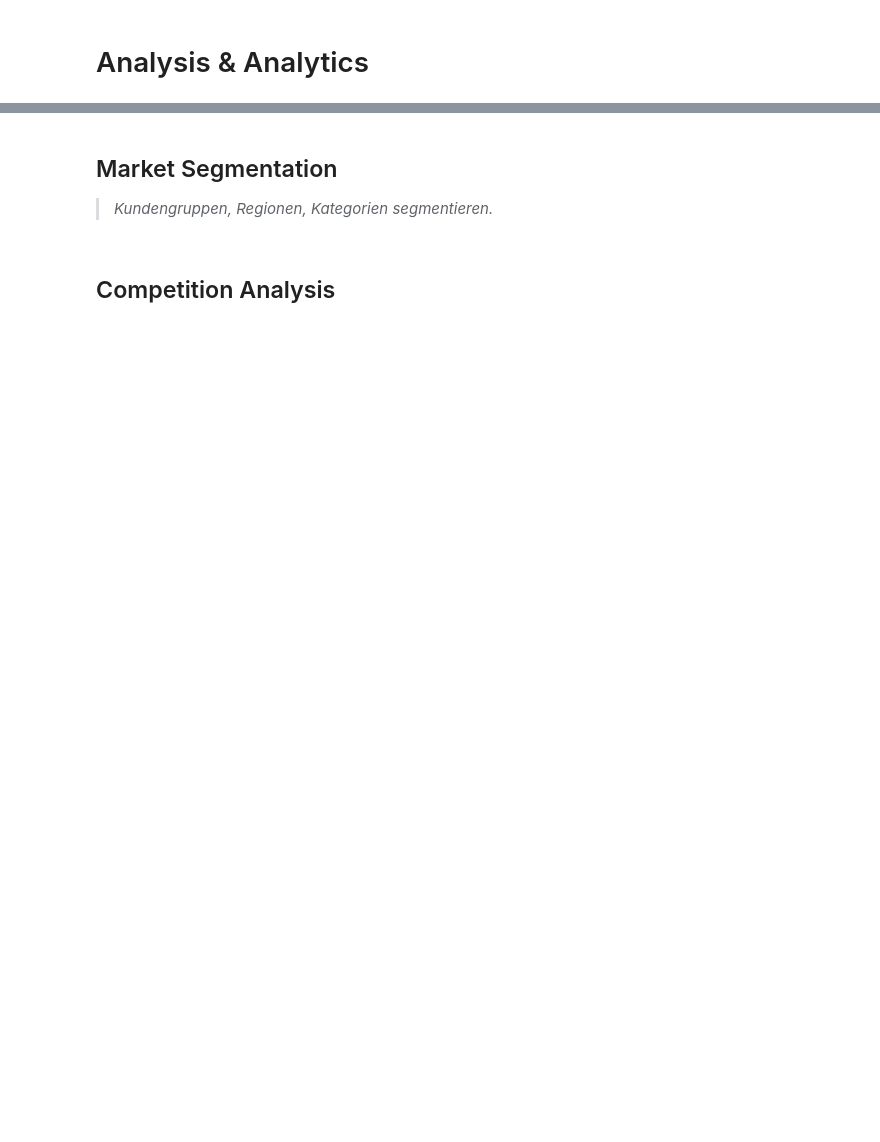
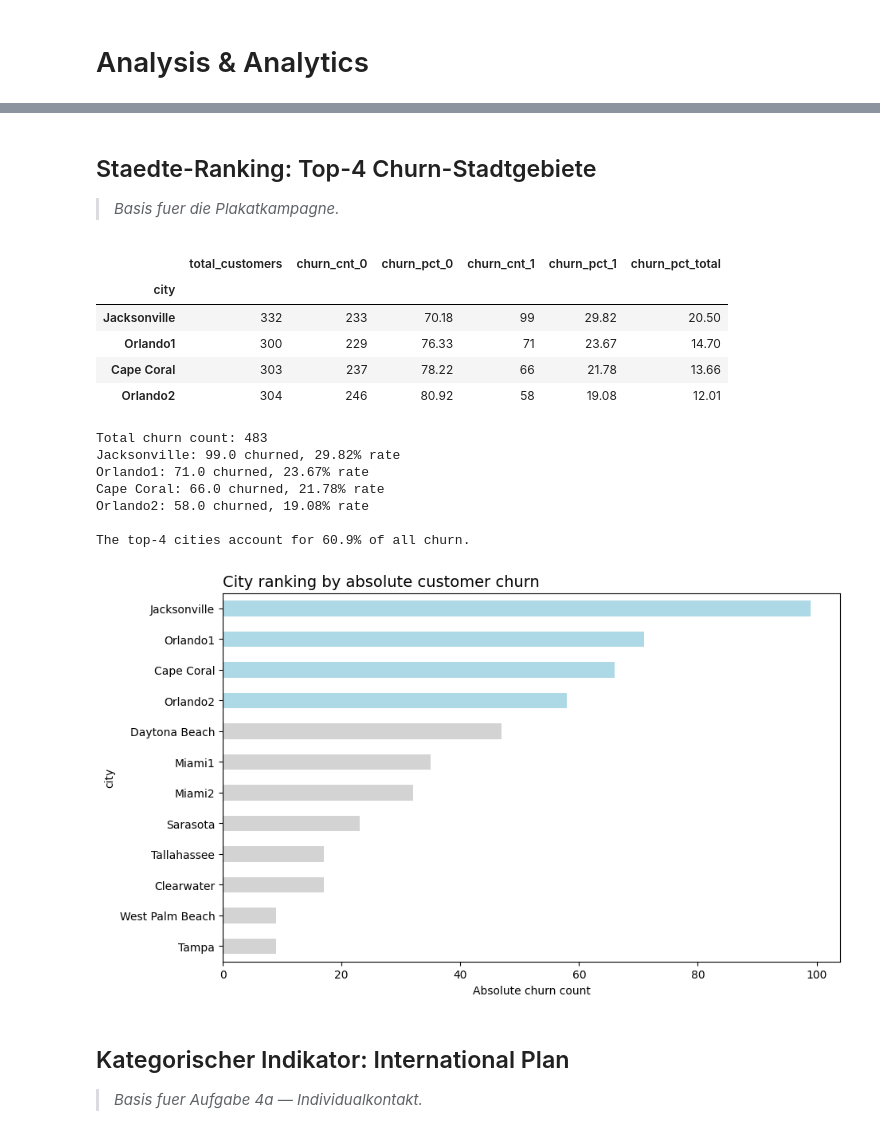
Before and after one commit to kaywiegand/telefonica-churn, a Jupyter notebook: notebooks/03_analysis.ipynb, the cells around one changed output, grey strips where cells are left out. Cells and saved outputs as stored; diff of their text form; code cells hidden in the pictures; blank space fills up the shorter version.

```diff
--- a/notebooks/03_analysis.ipynb
+++ b/notebooks/03_analysis.ipynb
@@ -9,7 +14,9 @@ import pandas as pd
 import numpy as np
 import matplotlib.pyplot as plt
 import seaborn as sns
+import statsmodels.formula.api as smf
 from pathlib import Path
 
 DATA_PROCESSED = Path('../data/processed')
-df_clean = pd.read_csv(DATA_PROCESSED / 'cleaned.csv')
+df_clean = pd.read_csv(DATA_PROCESSED / 'telco_churn_clean.csv')
+df_clean.head()
@@ -16,9 +30,53 @@ df_clean = pd.read_csv(DATA_PROCESSED / 'cleaned.csv')
 # %% [markdown]
-## Market Segmentation
+## Staedte-Ranking: Top-4 Churn-Stadtgebiete
 
-> _Kundengruppen, Regionen, Kategorien segmentieren._
+> _Basis fuer die Plakatkampagne._
 # %%
-# Platzhalter: Clustering, Pivot-Tabellen
+churn_city_counts = pd.crosstab(df_clean['city'], df_clean['churn'])
+churn_city_percents = round(pd.crosstab(df_clean['city'], df_clean['churn'], normalize='index') * 100, 2)
+churn_total_count = churn_city_counts[1].sum()
+
+churn_city_summary = pd.DataFrame({
+    'total_customers': churn_city_counts[0] + churn_city_counts[1],
+    'churn_cnt_0': churn_city_counts[0],
+    'churn_pct_0': churn_city_percents[0],
+    'churn_cnt_1': churn_city_counts[1],
+    'churn_pct_1': churn_city_percents[1],
+    'churn_pct_total': round(churn_city_counts[1] * 100 / churn_total_count, 2),
+})
+churn_city_summary.sort_values(by='churn_cnt_1', ascending=False, inplace=True)
+
+top4_city_churn_ranking = churn_city_summary.head(4)
+display(top4_city_churn_ranking)
+
+print(f"Total churn count: {churn_total_count}")
+for city, row in top4_city_churn_ranking.iterrows():
+    print(f"{city}: {row['churn_cnt_1']} churned, {row['churn_pct_1']}% rate")
+print(f"\nThe top-4 cities account for {top4_city_churn_ranking['churn_pct_total'].sum():.1f}% of all churn.")
+
+data = churn_city_summary['churn_cnt_1'].sort_values(ascending=True)
+colors = ['lightgray'] * (len(data) - 4) + ['lightblue'] * 4
+ax = data.plot(kind='barh', color=colors, figsize=(10, 6))
+ax.set_title('City ranking by absolute customer churn', loc='left', fontsize=14)
+ax.set_xlabel('Absolute churn count')
+plt.show()
+# %% [output]
+|  | total_customers | churn_cnt_0 | churn_pct_0 | churn_cnt_1 | churn_pct_1 | churn_pct_total |
+| city |  |  |  |  |  |  |
+| Jacksonville | 332 | 233 | 70.18 | 99 | 29.82 | 20.50 |
+| Orlando1 | 300 | 229 | 76.33 | 71 | 23.67 | 14.70 |
+| Cape Coral | 303 | 237 | 78.22 | 66 | 21.78 | 13.66 |
+| Orlando2 | 304 | 246 | 80.92 | 58 | 19.08 | 12.01 |
+Total churn count: 483
+Jacksonville: 99.0 churned, 29.82% rate
+Orlando1: 71.0 churned, 23.67% rate
+Cape Coral: 66.0 churned, 21.78% rate
+Orlando2: 58.0 churned, 19.08% rate
+
+The top-4 cities account for 60.9% of all churn.
+[figure, added]
 # %% [markdown]
-## Competition Analysis
+## Kategorischer Indikator: International Plan
+
+> _Basis fuer Aufgabe 4a — Individualkontakt._
 # %%
```
Also changed, not shown: parts of 9 cells of this notebook, 11 other files.
